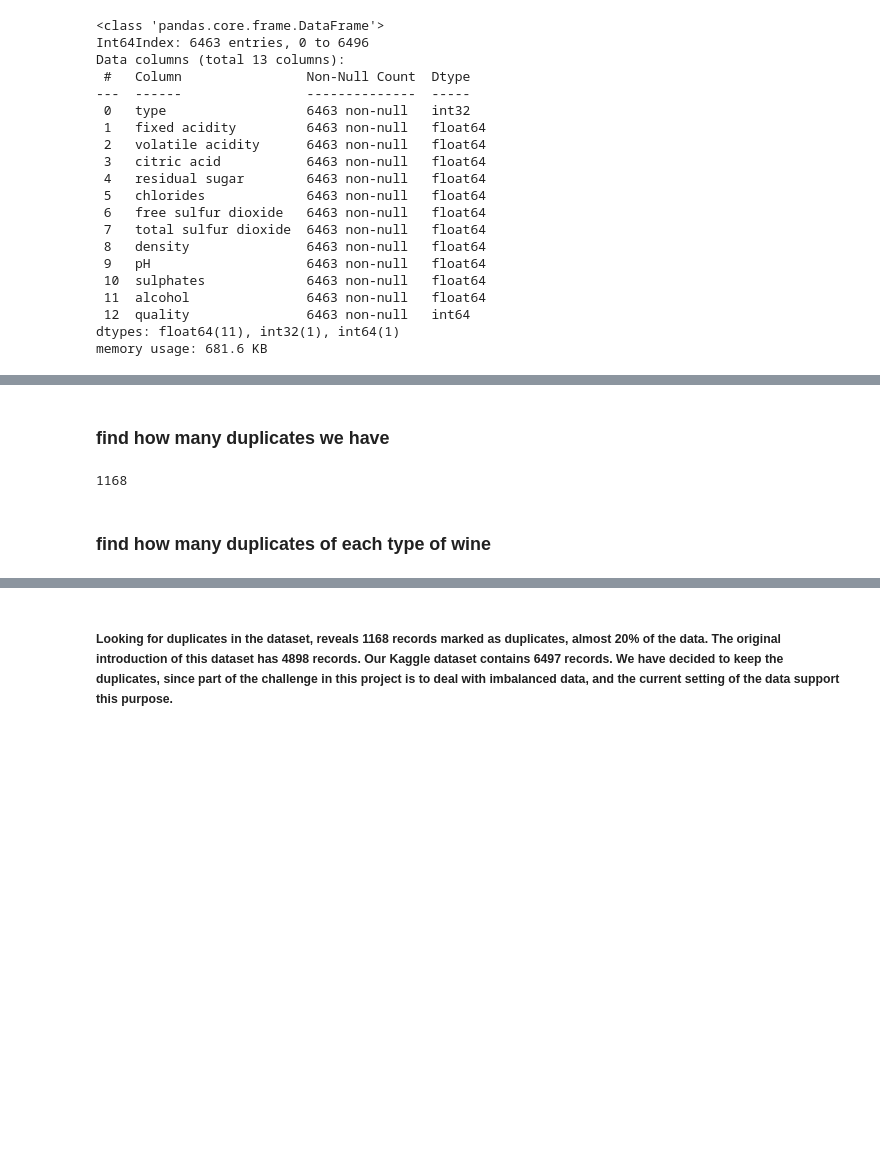
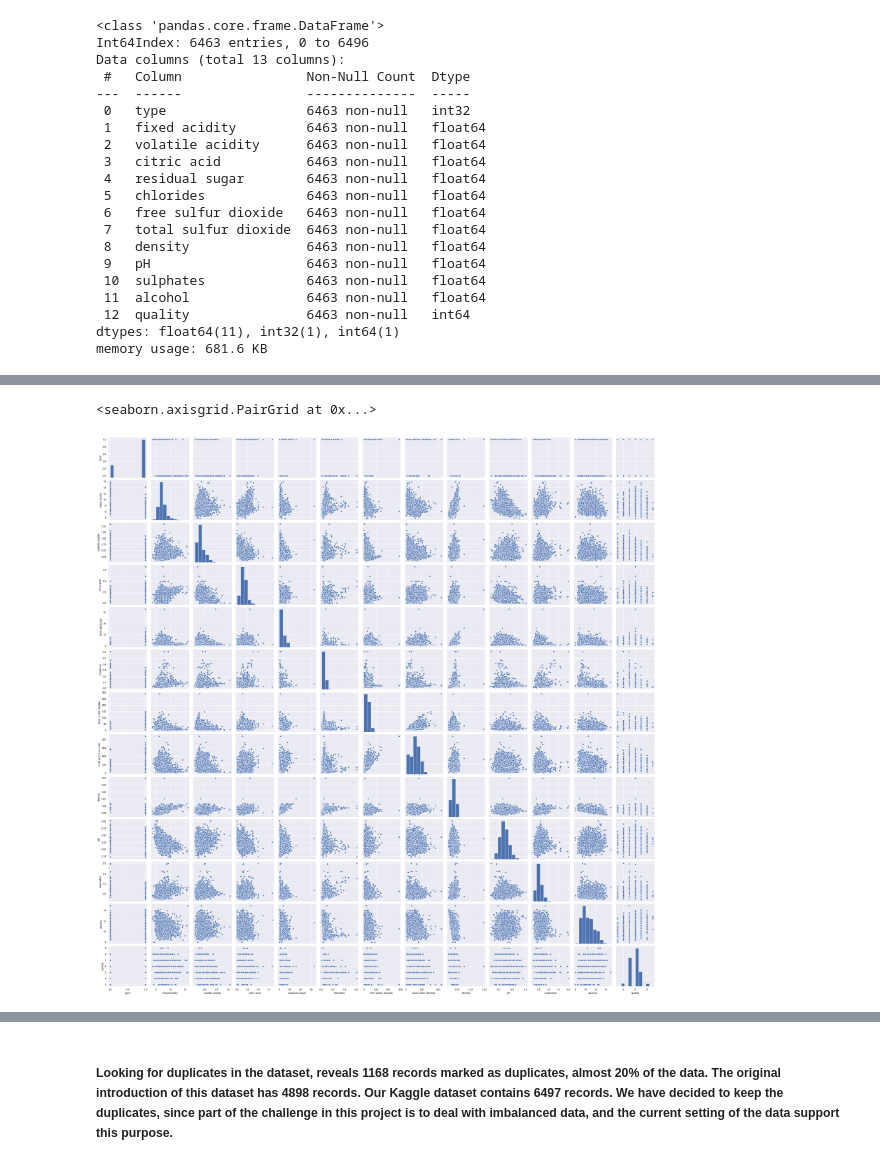
Before and after one commit to diklabirman/final-project-data-science, a Jupyter notebook: wine classification (3).ipynb, the cells around one changed output, grey strips where cells are left out. Drawn from its saved outputs; the diff is of its cells as text; code cells hidden in the pictures; blank space fills up the shorter version.

```diff
--- a/wine classification (3).ipynb
+++ b/wine classification (3).ipynb
@@ -217,2 +225,5 @@ memory usage: 681.6 KB
 # %%
-#sns.pairplot(df02)
+sns.pairplot(df02)
+# %% [output]
+<seaborn.axisgrid.PairGrid at 0x...>
+[figure, added]
@@ -221,10 +230,2 @@ memory usage: 681.6 KB
 # %%
 df03 = df02.copy()
-# %% [markdown]
-### find how many duplicates we have
-# %%
-df03.duplicated().sum()
-# %% [output]
-1168
-# %% [markdown]
-### find how many duplicates of each type of wine
```
Also changed, not shown: parts of 31 cells of this notebook, 3 other files.
